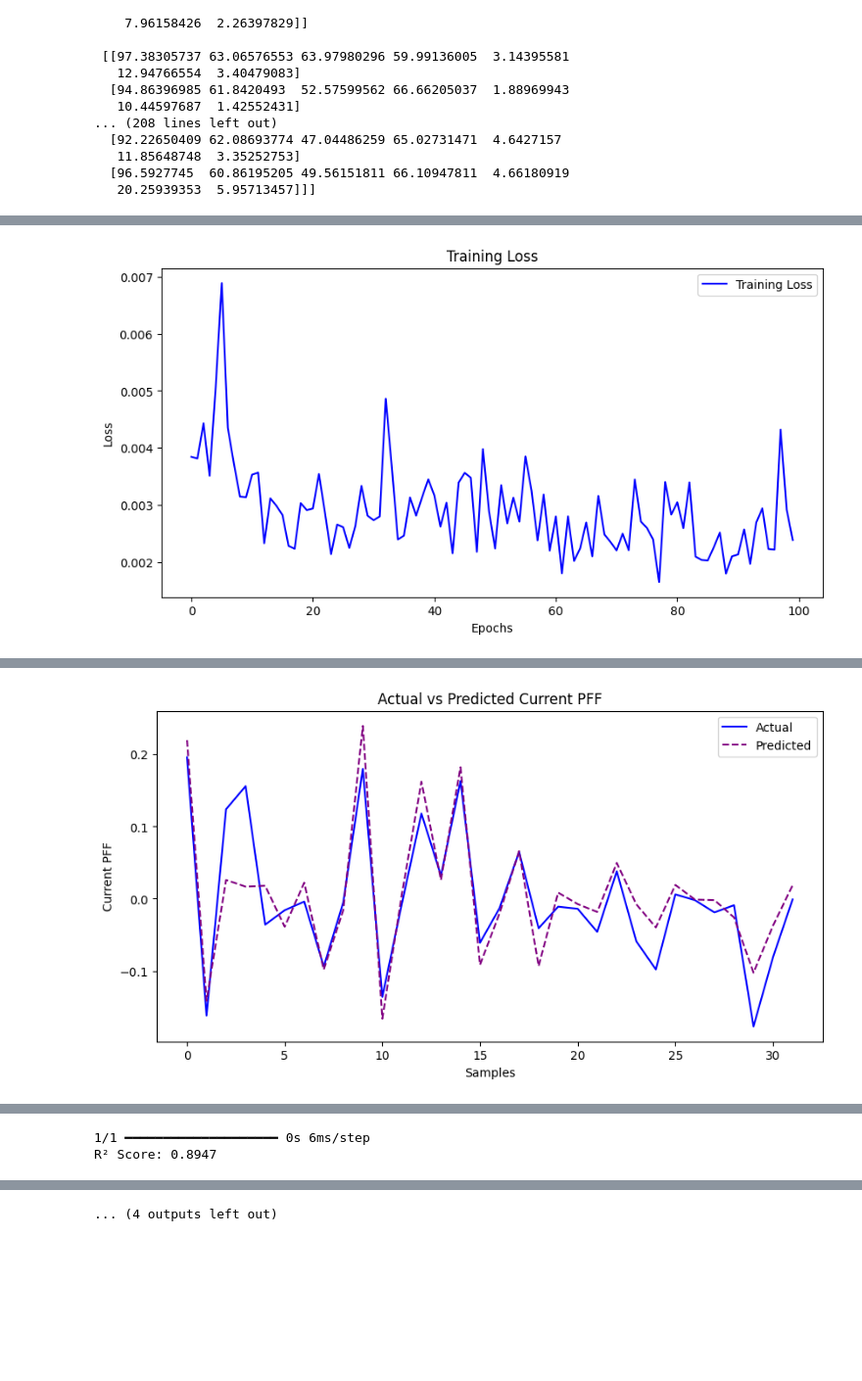
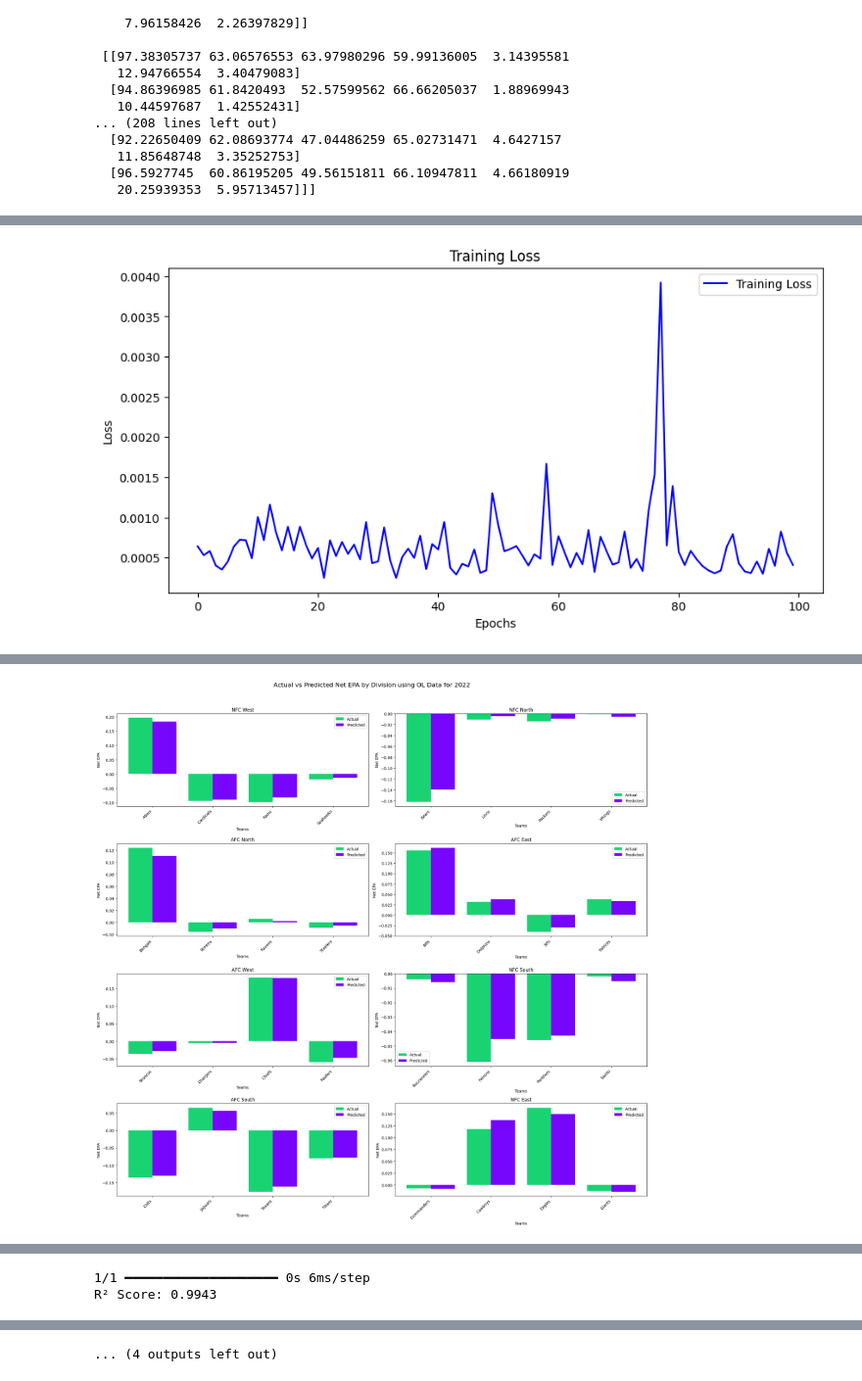
Before and after one commit to PranayN23/NFLResourceAnalysis, a Jupyter notebook: OL_team_rnn.ipynb, the cells around one changed output, grey strips where cells are left out. Shown at 98% size. Cells and saved outputs as stored; diff of their text form; code cells hidden in the pictures; blank space fills up the shorter version.

Commit message:
updated rnn and mlp for ol with bar plots

```diff
--- a/OL_team_rnn.ipynb
+++ b/OL_team_rnn.ipynb
@@ -193,16 +193,49 @@ for e in epoch_list:
     #Calculating R² score
     r2 = r2_score(t, t_pred)
 
+
     # Print R² score
     print(f"R² Score: {r2:.4f}")
-    # Plot actual vs predicted values
-    plt.figure(figsize=(10, 5))
-    plt.plot(t, label='Actual', color='blue')
-    plt.plot(t_pred, label='Predicted', color='purple', linestyle='dashed')
-    plt.title('Actual vs Predicted Current PFF')
-    plt.xlabel('Samples')
-    plt.ylabel('Current PFF')
-    plt.legend()
+    data = ol_df[ol_df['Year'] == 2022].copy()
+    data['Predicted_Net_EPA'] = t_pred
+    data['Model Actual Net EPA'] = t
+    divisions = {
+    "49ers": "NFC West", "Bears": "NFC North", "Bengals": "AFC North", "Bills": "AFC East",
+    "Broncos": "AFC West", "Browns": "AFC North", "Buccaneers": "NFC South",
+    "Cardinals": "NFC West", "Chargers": "AFC West", "Chiefs": "AFC West", "Colts": "AFC South",
+    "Commanders": "NFC East", "Cowboys": "NFC East", "Dolphins": "AFC East", "Eagles": "NFC East",
+    "Falcons": "NFC South", "Giants": "NFC East", "Jaguars": "AFC South", "Jets": "AFC East",
+    "Lions": "NFC North", "Packers": "NFC North", "Panthers": "NFC South", "Patriots": "AFC East",
+    "Raiders": "AFC West", "Rams": "NFC West", "Ravens": "AFC North", "Saints": "NFC South",
+    "Seahawks": "NFC West", "Steelers": "AFC North", "Texans": "AFC South", "Titans": "AFC South",
+    "Vikings": "NFC North"
+}
+
+    # Add the "Division" column
+    data["Division"] = data["Team"].map(divisions)
+    columns_to_keep = ['Net EPA', 'Predicted_Net_EPA', 'Team', 'Model Actual Net EPA', 'Division']
+    data = data.loc[:, columns_to_keep]
+
+    divisions = data["Division"].unique()
+    fig, axes = plt.subplots(4, 2, figsize=(20, 20))  # 4 rows, 2 columns
+
+    for ax, division in zip(axes.flatten(), divisions):
+        fig.suptitle('Actual vs Predicted Net EPA by Division using OL Data for 2022', fontsize=16)
+        division_data = data[data["Division"] == division]
+        x = np.arange(4)  # Generate x-axis positions
+        width = 0.4  # Bar width
+        # Plot actual and predicted for this division
+        ax.bar(x - width / 2, division_data['Net EPA'], width, label='Actual', color='#19D373')  # Hex for Actual
+        ax.bar(x + width / 2, division_data['Predicted_Net_EPA'], width, label='Predicted', color='#7606FC')  # Hex for Predicted
+
+        ax.set_xticks(x)
+        ax.set_xticklabels(division_data['Team'], rotation=45, ha='right')
+        ax.set_title(division)
+        ax.set_xlabel('Teams')
+        ax.set_ylabel('Net EPA')
+        ax.legend()
+
+    plt.tight_layout(rect=[0, 0, 1, 0.96])  # Adjust layout to fit the title
     plt.show()
 # %% [output]
 Epoch 1/100
@@ -225 +258 @@ Epoch 100/100
-[figure, old version]
+[figure, new version]
@@ -228,2 +261,2 @@ R² Score: 0.7764
-[figure, old version]
+[figure, new version]
 Epoch 1/150
@@ -268,2 +301,2 @@ Epoch 200/200
 1/1 ━━━━━━━━━━━━━━━━━━━━ 0s 6ms/step
-R² Score: 0.8947
+R² Score: 0.9943
```
Also changed, not shown: parts of 1 cell of this notebook, 4 other files.
